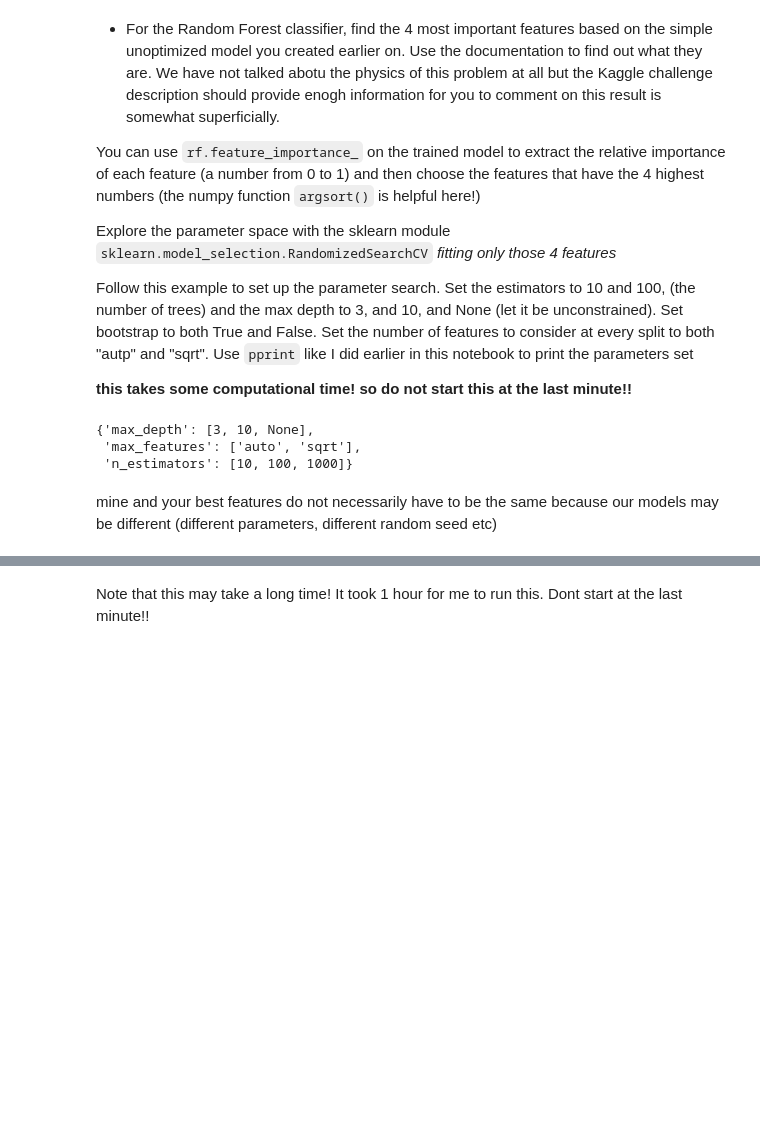
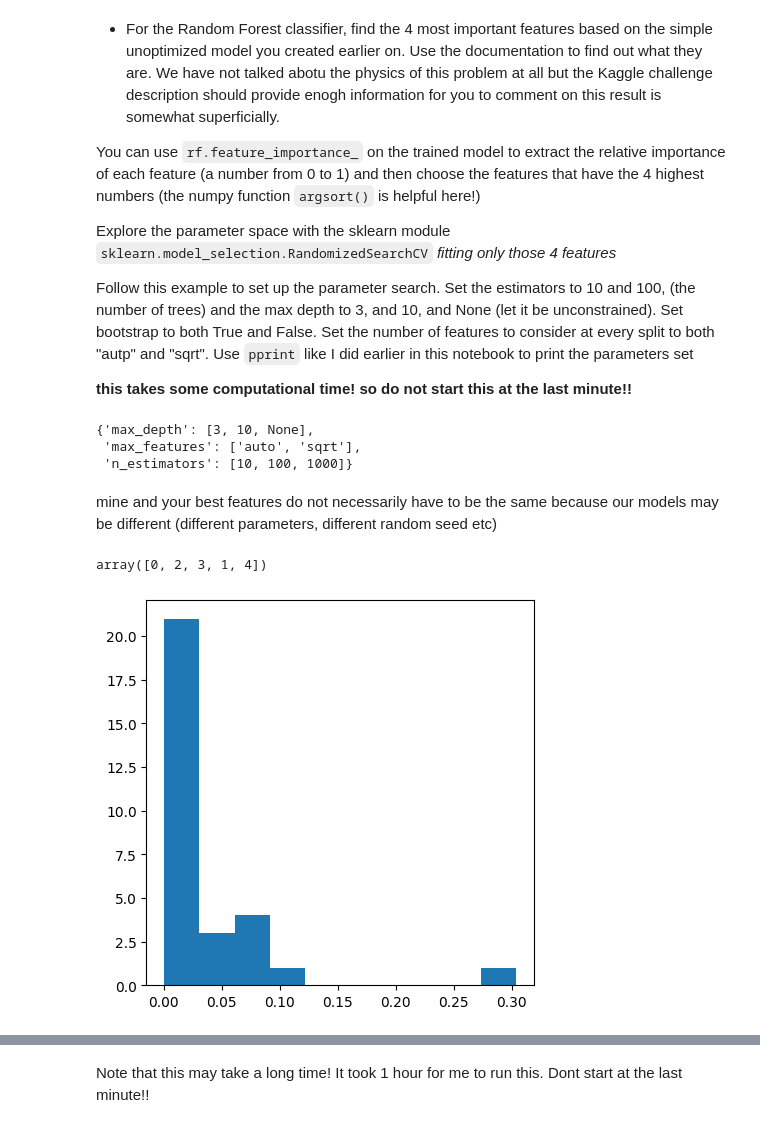
Before and after one commit to massimocipressi/MLPNS_MCipressi, a Jupyter notebook: CART/higgsbosonSearch.ipynb, the cells around one changed output, grey strips where cells are left out. Drawn from its saved outputs; the diff is of its cells as text; code cells hidden in the pictures; blank space fills up the shorter version.

```diff
--- a/CART/higgsbosonSearch.ipynb
+++ b/CART/higgsbosonSearch.ipynb
@@ -337,3 +353,13 @@ pprint(random_grid)
  'n_estimators': [10, 100, 1000]}
 # %% [markdown]
  mine and your best features do not necessarily have to be the same because our models may be different (different parameters, different random seed etc)
+# %%
+np.argsort([1,7,2,5,9])
+# %% [output]
+array([0, 2, 3, 1, 4])
+# %%
+importanze=rf.feature_importances_
+ax=pl.figure(figsize(5,5)).add_subplot(111)
+pl.hist(importanze);
+# %% [output]
+[figure, added]
```
Also changed, not shown: parts of 9 cells of this notebook.
